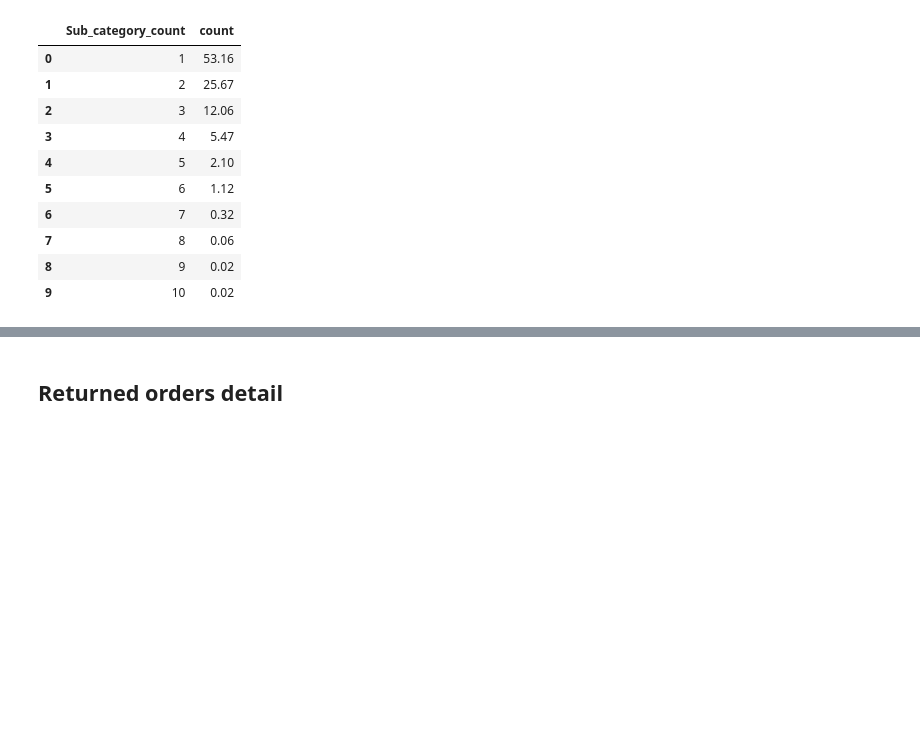
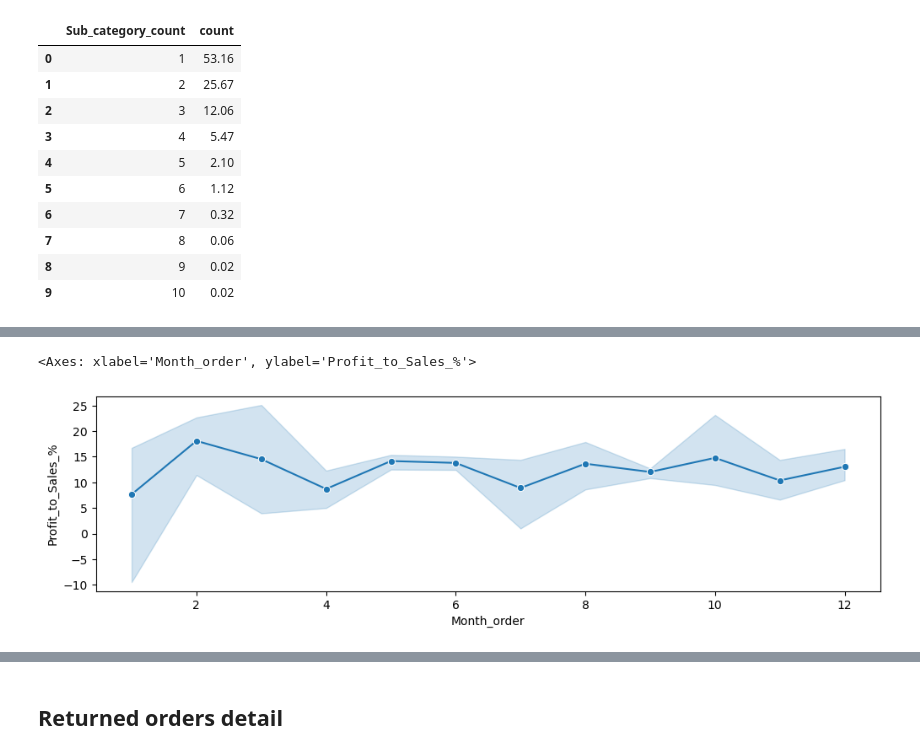
Before and after one commit to Aniket-Raikwar1/Superstore, a Jupyter notebook: Notebooks/Store_Analysis.ipynb, the cells around one changed output, grey strips where cells are left out. Drawn from its saved outputs; the diff is of its cells as text; code cells hidden in the pictures; blank space fills up the shorter version.

```diff
--- a/Notebooks/Store_Analysis.ipynb
+++ b/Notebooks/Store_Analysis.ipynb
@@ -412,0 +557,6 @@ round(order_cat['Sub_category_count'].value_counts()/len(order_cat)*100,2).reset
+# %%
+plt.figure(figsize=(12,3))
+sns.lineplot(data=mom_orders,x='Month_order',y='Profit_to_Sales_%',marker='o')
+# %% [output]
+<Axes: xlabel='Month_order', ylabel='Profit_to_Sales_%'>
+[figure, added]
```
Also changed, not shown: parts of 22 cells of this notebook.
